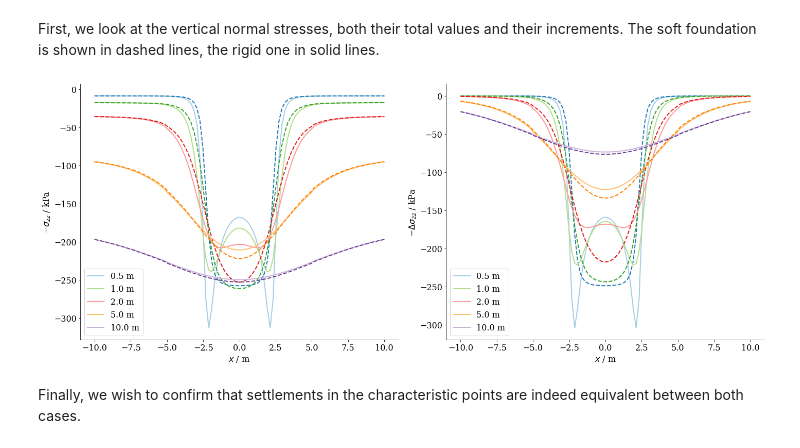
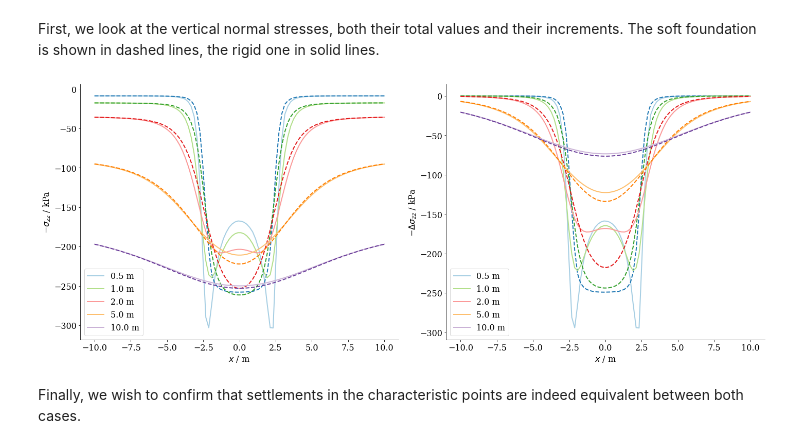
Before and after one commit to nagelt/MechanicsTrainingCourse2020, a Jupyter notebook: Foundation/Foundations.ipynb, the cells around one changed output. Saved outputs shown, nothing was run; the diff lists cells and outputs as text; code cells hidden in the pictures.

```diff
--- a/Foundation/Foundations.ipynb
+++ b/Foundation/Foundations.ipynb
@@ -79,9 +79,9 @@ Execution took 5.230809450149536 s
 # %% [markdown]
 We now study the output along horizontal lines at various depths.
 # %%
-pvd_geo = vtuIO.PVDIO(".","geo_static_output.pvd",interpolation_method="nearest", dim=2)
-pvd_soft = vtuIO.PVDIO(".","soft_load_output.pvd",interpolation_method="nearest", dim=2)
-pvd_rigid = vtuIO.PVDIO(".","rigid_load_output.pvd",interpolation_method="nearest", dim=2)
+pvd_geo = vtuIO.PVDIO(".","geo_static_output.pvd", dim=2)
+pvd_soft = vtuIO.PVDIO(".","soft_load_output.pvd", dim=2)
+pvd_rigid = vtuIO.PVDIO(".","rigid_load_output.pvd", dim=2)
 # %% [output]
 ./geo_static_output.pvd
 ./soft_load_output.pvd
@@ -103,25 +103,25 @@ First, we look at the vertical normal stresses, both their total values and thei
 # %%
 #HIDDEN
 sns.set_palette("Paired",n_colors=10)
 fig, ax = plt.subplots(ncols=2,figsize=(20,8))
 x = np.linspace(10,30,100)
 for i in lines:
-    rigid = pvd_rigid.readPointSetData(1,'sigma', pointsetarray=lines[i]).T[1]/1e3
-    soft = pvd_soft.readPointSetData(1,'sigma', pointsetarray=lines[i]).T[1]/1e3
-    geo = pvd_geo.readPointSetData(1,'sigma', pointsetarray=lines[i]).T[1]/1e3
+    rigid = pvd_rigid.read_point_set_data(1,'sigma', pointsetarray=lines[i]).T[1]/1e3
+    soft = pvd_soft.read_point_set_data(1,'sigma', pointsetarray=lines[i]).T[1]/1e3
+    geo = pvd_geo.read_point_set_data(1,'sigma', pointsetarray=lines[i]).T[1]/1e3
     ax[0].plot(x-20,rigid, label=i,ls='-')
     ax[0].plot(x-20,soft,ls='--')
     ax[1].plot(x-20,rigid-geo, label=i,ls='-')
     ax[1].plot(x-20,soft-geo,ls='--')
 ax[0].legend()
 ax[0].set_xlabel('$x$ / m')
 ax[0].set_ylabel('$-\\sigma_{zz}$ / kPa')
 ax[1].legend()
 ax[1].set_xlabel('$x$ / m')
 ax[1].set_ylabel('$-\\Delta\\sigma_{zz}$ / kPa')
 fig.tight_layout();
 # %% [output]
-[figure, old version]
+[figure, new version]
 # %% [markdown]
 Finally, we wish to confirm that settlements in the characteristic points are indeed equivalent between both cases.
 # %%
```
Also changed, not shown: parts of 11 cells of this notebook, 4 other files.
